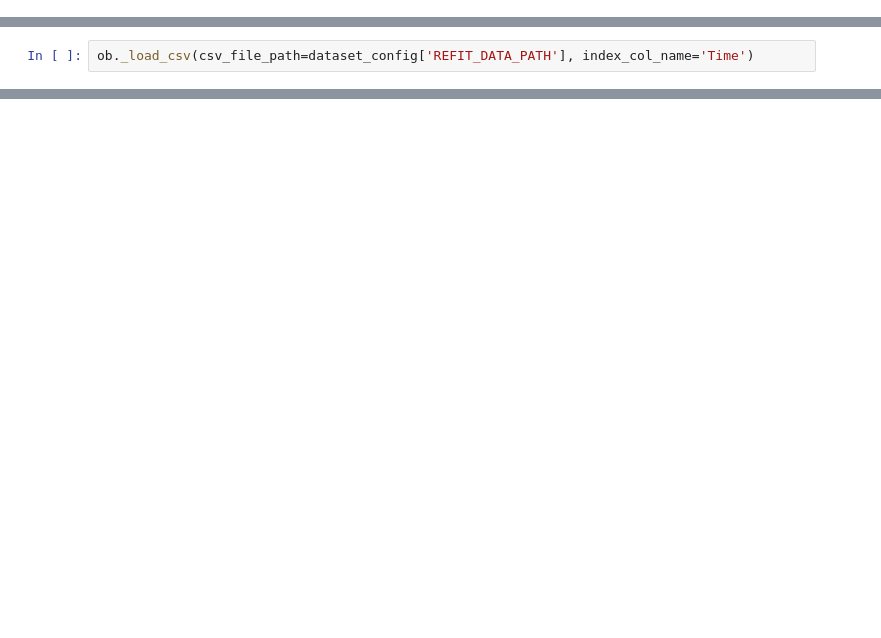
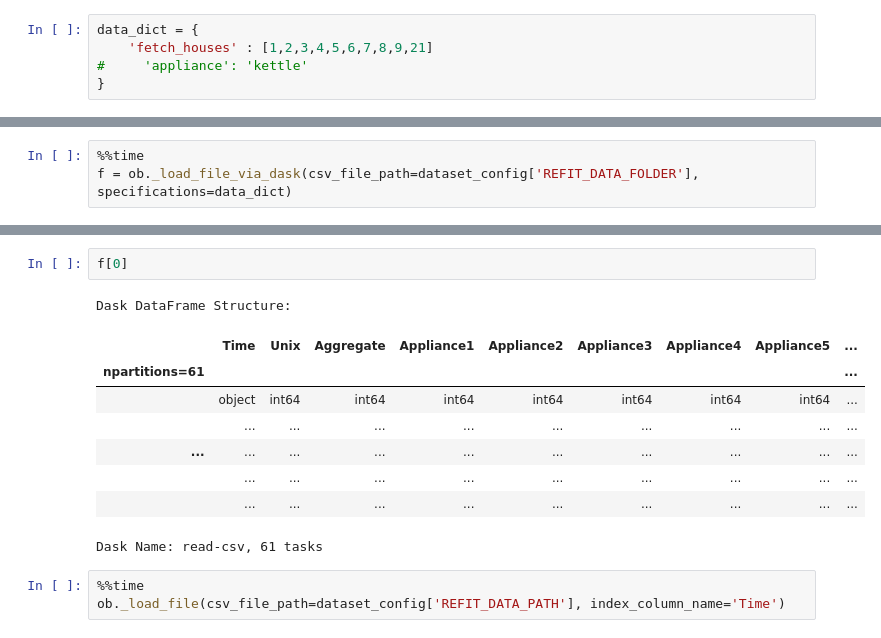
Before and after one commit to mahnoor-shahid/nilm_analyzer_tutorials, a Jupyter notebook: Untitled.ipynb, the cells around one changed output, grey strips where cells are left out. Drawn from its saved outputs; the diff is of its cells as text; blank space fills up the shorter version.

Commit message:
files loading through dask

```diff
--- a/Untitled.ipynb
+++ b/Untitled.ipynb
@@ -24,2 +75,7 @@ class CSV_Loader():
+# %%
+data_dict = {
+    'fetch_houses' : [1,2,3,4,5,6,7,8,9,21]
+#     'appliance': 'kettle'
+}
 # %%
 ob = CSV_Loader()
@@ -26,3 +85,4 @@ ob = CSV_Loader()
 # %%
-ob._load_csv(csv_file_path=dataset_config['REFIT_DATA_PATH'], index_col_name='Time')
+%%time
+f = ob._load_file_via_dask(csv_file_path=dataset_config['REFIT_DATA_FOLDER'], specifications=data_dict)
 # %% [output]
@@ -42,0 +91,15 @@ ob._load_csv(csv_file_path=dataset_config['REFIT_DATA_PATH'], index_col_name='Ti
+# %%
+f[0]
+# %% [output]
+Dask DataFrame Structure:
+|  | Time | Unix | Aggregate | Appliance1 | Appliance2 | Appliance3 | Appliance4 | Appliance5 | ... |
+| npartitions=61 |  |  |  |  |  |  |  |  | ... |
+|  | object | int64 | int64 | int64 | int64 | int64 | int64 | int64 | ... |
+|  | ... | ... | ... | ... | ... | ... | ... | ... | ... |
+| ... | ... | ... | ... | ... | ... | ... | ... | ... | ... |
+|  | ... | ... | ... | ... | ... | ... | ... | ... | ... |
+|  | ... | ... | ... | ... | ... | ... | ... | ... | ... |
+Dask Name: read-csv, 61 tasks
+# %%
+%%time
+ob._load_file(csv_file_path=dataset_config['REFIT_DATA_PATH'], index_column_name='Time')
```
Also changed, not shown: parts of 15 cells of this notebook, 3 other files.
